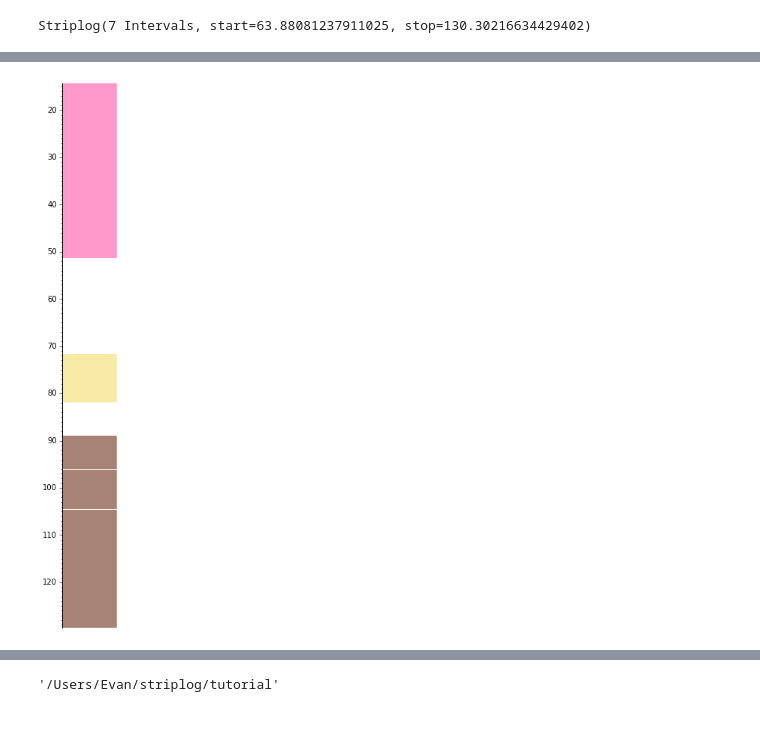
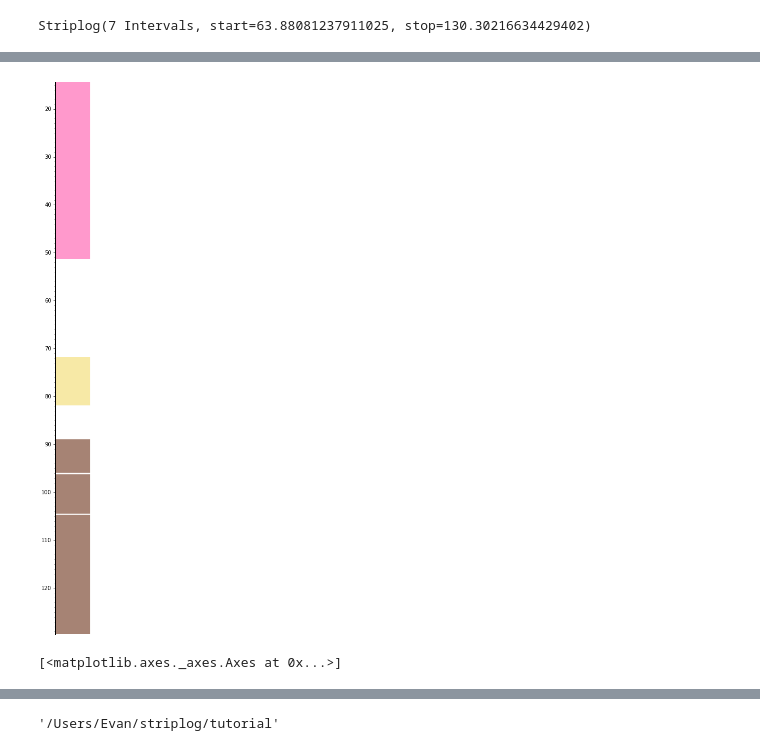
Before and after one commit to agilescientific/striplog, a Jupyter notebook: tutorial/Striplog_object.ipynb, the cells around one changed output, grey strips where cells are left out. Drawn from its saved outputs; the diff is of its cells as text; code cells hidden in the pictures; blank space fills up the shorter version.

Commit message:
refactored legend plot for returning figure and plotting many columns

```diff
--- a/tutorial/Striplog_object.ipynb
+++ b/tutorial/Striplog_object.ipynb
@@ -51,4 +52,8 @@ f
 # %%
-g = striplog.thickest(n=5).plot(legend=legend, return_fig=True)
+g = striplog.thickest(n=5).plot(legend=legend)
 # %% [output]
-[figure, old version]
+[figure, new version]
+# %%
+im = g.get_axes()
+# %% [output]
+[<matplotlib.axes._axes.Axes at 0x...>]
```
Also changed, not shown: parts of 2 cells of this notebook, 1 other file.
